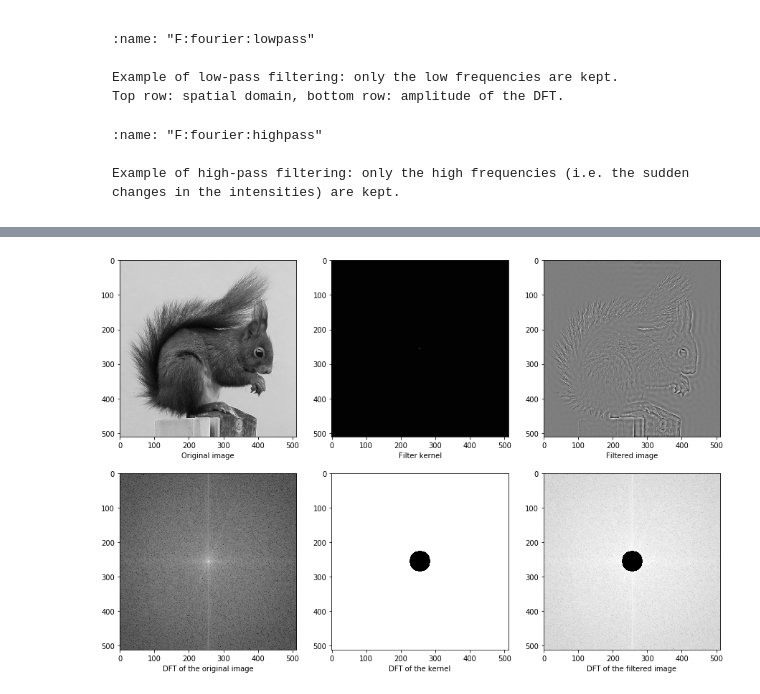
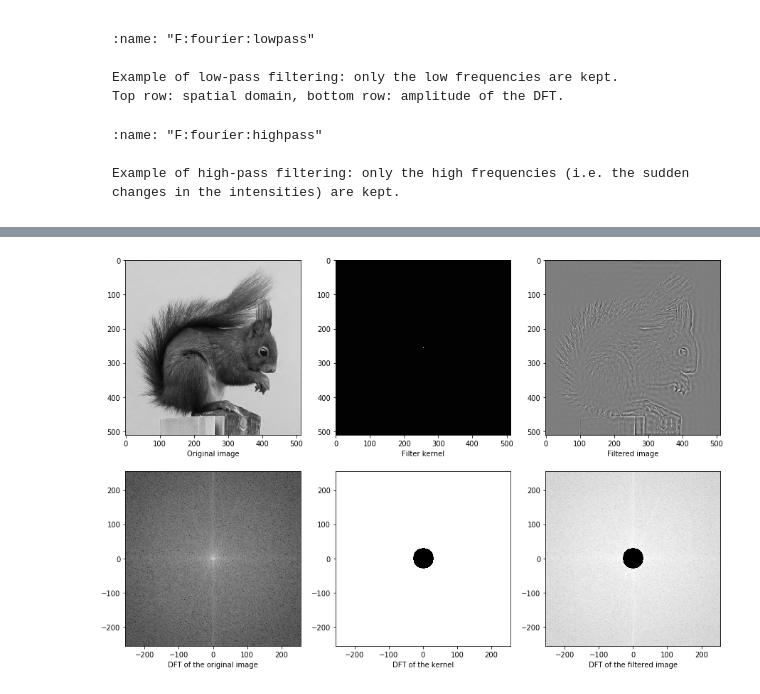
Before and after one commit to vincmazet/ftip, a Jupyter notebook: _sources/fourier.ipynb, the cells around one changed output, grey strips where cells are left out. Saved outputs shown, nothing was run; the diff lists cells and outputs as text; code cells hidden in the pictures.

```diff
--- a/_sources/fourier.ipynb
+++ b/_sources/fourier.ipynb
@@ -125,6 +126,7 @@ from scipy.signal import convolve2d
 
 # Original image & DFT
 g = imread("figs/squirrel.png")
+(M,N) = g.shape
 G = fftshift(fft2(g))
 N = g.shape[0]
 
@@ -141,19 +143,22 @@ F = multiply(G,H)
 f = real(ifft2(ifftshift(F)))
 
 # Display images
-def display(img, name):
+def display(img, name, spatial=True):
     all_axes = gcf().get_axes()
     subplot(2,3,len(all_axes)+1)
-    imshow(img, cmap="gray")
+    if spatial:
+        imshow(img, cmap="gray")
+    else:
+        imshow(img, cmap="gray", extent = [-M/2 , M/2, -N/2, N/2])
     xlabel(name)
 
 fig = figure(figsize=(15,10))
 display(g, "Original image")
 display(h, "Filter kernel")
 display(f, "Filtered image")
-display(log(abs(G)), "DFT of the original image")
-display(log(abs(H + 1e-9)), "DFT of the kernel")
-display(log(abs(F + 1e-9)), "DFT of the filtered image")
+display(log(abs(G)), "DFT of the original image", spatial=False)
+display(log(abs(H + 1e-9)), "DFT of the kernel", spatial=False)
+display(log(abs(F + 1e-9)), "DFT of the filtered image", spatial=False)
 
 glue("G:fourier:lowpass", fig, display=False)
 # %% [output]
@@ -169,40 +174,44 @@ from scipy.signal import convolve2d
 
 # Original image & DFT
 g = imread("figs/squirrel.png")
+(M,N) = g.shape
 G = fftshift(fft2(g))
 N = g.shape[0]
 
 # Filter & DFT
 n = linspace(0, N, N)
 xx, yy = meshgrid(n, n)
 H = ((xx-N/2)**2 + (yy-N/2)**2 > 30**2)
 H = img_as_float(H)
 h = real(ifft2(ifftshift(H)))
 h = fftshift(h) # Pour centrer la PSF
 
 # Filtered image & DFT
 F = multiply(G,H)
 f = real(ifft2(ifftshift(F)))
 
 # Display images
-def display(img, name):
+def display(img, name, spatial=True):
     all_axes = gcf().get_axes()
     subplot(2,3,len(all_axes)+1)
-    imshow(img, cmap="gray")
+    if spatial:
+        imshow(img, cmap="gray")
+    else:
+        imshow(img, cmap="gray", extent = [-M/2 , M/2, -N/2, N/2])
     xlabel(name)
 
 fig = figure(figsize=(15,10))
 display(g, "Original image")
 display(h, "Filter kernel")
 display(f, "Filtered image")
-display(log(abs(G)), "DFT of the original image")
-display(log(abs(H + 1e-9)), "DFT of the kernel")
-display(log(abs(F + 1e-9)), "DFT of the filtered image")
+display(log(abs(G)), "DFT of the original image", spatial=False)
+display(log(abs(H + 1e-9)), "DFT of the kernel", spatial=False)
+display(log(abs(F + 1e-9)), "DFT of the filtered image", spatial=False)
 
 glue("G:fourier:highpass", fig, display=False)
 # %% [output]
 [interactive output not drawn]
-[figure, old version]
+[figure, new version]
 # %%
 # % \subsection{Autres transformées fréquentielles}
 # %
```
Also changed, not shown: parts of 3 cells of this notebook, 8 other files.
